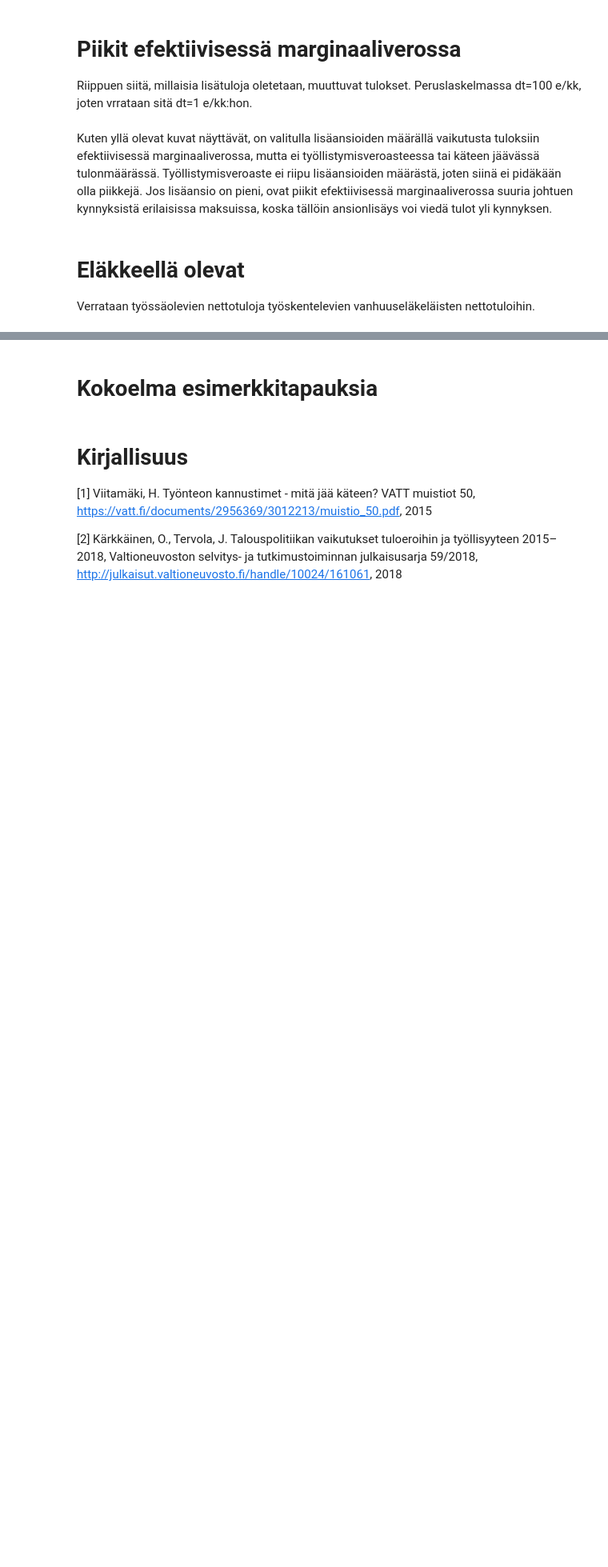
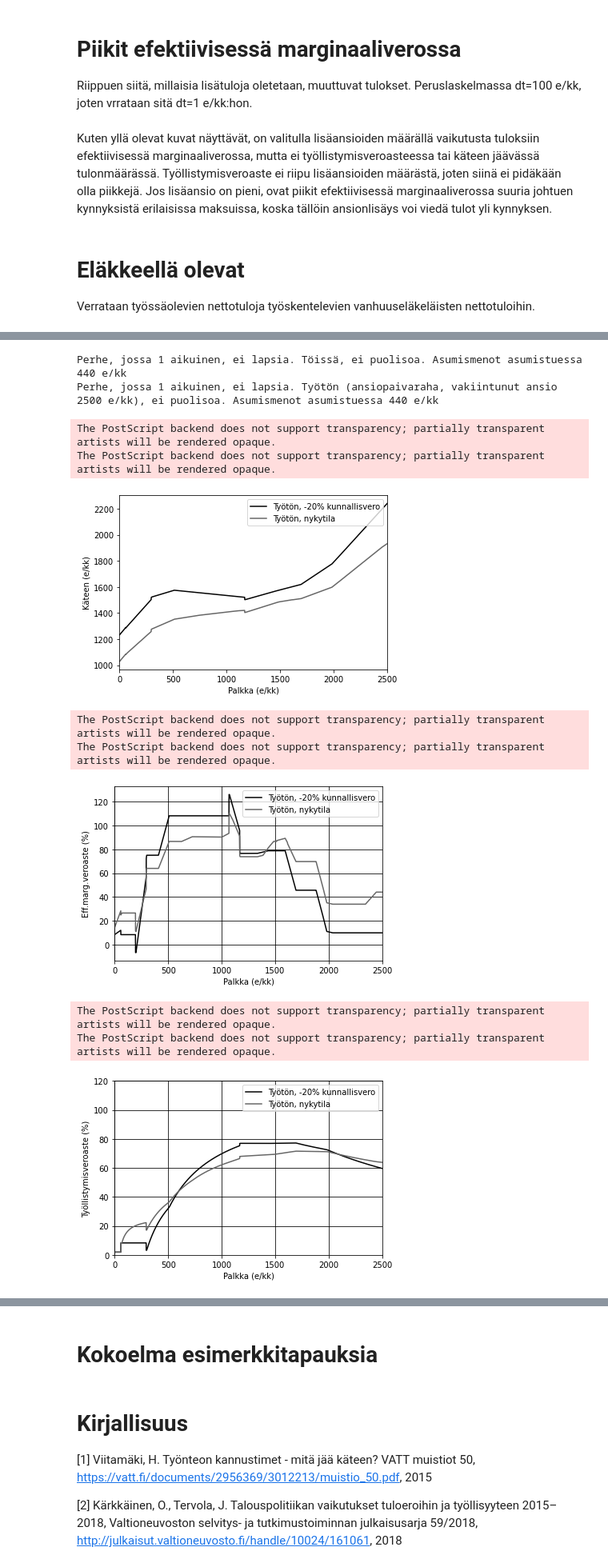
Before and after one commit to ajtanskanen/benefits, a Jupyter notebook: kannusteet.ipynb, the cells around one changed output, grey strips where cells are left out. Shown at 80% size. Drawn from its saved outputs; the diff is of its cells as text; code cells hidden in the pictures; blank space fills up the shorter version.

```diff
--- a/kannusteet.ipynb
+++ b/kannusteet.ipynb
@@ -219,0 +222,41 @@ _,_,_=ben.laske_ja_plottaa(p2,basenetto=basenetto,baseeff=baseeff,basetva=basetv
+# %%
+# Luokka Benefits() sisältää koodin
+ben1=fin_benefits.Benefits()
+ben2=fin_benefits.Benefits(additional_kunnallisvero=-0.20)
+ben3=fin_benefits.Benefits(additional_kunnallisvero=0.20)
+
+p1,selite=fin_benefits.perheparametrit(perhetyyppi=1,tulosta=True)
+p2,selite=fin_benefits.perheparametrit(perhetyyppi=2,tulosta=True)
+
+p1['t']=0
+p2['t']=1250
+p1['vakiintunutpalkka']=1500
+p2['vakiintunutpalkka']=1500
+
+# ja lasketaan & plotataan tulokset
+basenetto1,baseeff1,basetva1=ben1.laske_ja_plottaa_marginaalit(p1,ret=True,plottaa=False,max_salary=2500)
+basenetto2,baseeff2,basetva2=ben2.laske_ja_plottaa_marginaalit(p2,ret=True,plottaa=False,max_salary=2500)
+#basenetto3,baseeff3,basetva3=ben3.laske_ja_plottaa_marginaalit(p2,ret=True,plottaa=False,max_salary=2500)
+
+# ja lasketaan & plotataan tulokset
+_,_,_,_=ben1.laske_ja_plottaa(p2,basenetto=basenetto2,baseeff=baseeff2,basetva=basetva2,
+                              otsikko='Työtön, nykytila',otsikkobase='Työtön, -20% kunnallisvero',
+                              max_salary=2500,figname='kannusteet_työtön',grayscale=True)
+
+# ja lasketaan & plotataan tulokset
+# ja lasketaan & plotataan tulokset
+_,_,_,_=ben2.laske_ja_plottaa(p1,basenetto=basenetto1,baseeff=baseeff1,basetva=basetva1,
+                              otsikko='Työssä, -20% kunnallisvero',otsikkobase='Työssä, nykytila',
+                              max_salary=2500,figname='kannusteet_työssä',grayscale=True)
+# %% [output]
+Perhe, jossa 1 aikuinen, ei lapsia. Töissä, ei puolisoa. Asumismenot asumistuessa 440 e/kk
+Perhe, jossa 1 aikuinen, ei lapsia. Työtön (ansiopaivaraha, vakiintunut ansio 2500 e/kk), ei puolisoa. Asumismenot asumistuessa 440 e/kk
+The PostScript backend does not support transparency; partially transparent artists will be rendered opaque.
+The PostScript backend does not support transparency; partially transparent artists will be rendered opaque.
+[figure, added]
+The PostScript backend does not support transparency; partially transparent artists will be rendered opaque.
+The PostScript backend does not support transparency; partially transparent artists will be rendered opaque.
+[figure, added]
+The PostScript backend does not support transparency; partially transparent artists will be rendered opaque.
+The PostScript backend does not support transparency; partially transparent artists will be rendered opaque.
+[figure, added]
```
Also changed, not shown: parts of 3 cells of this notebook, 27 other files.
